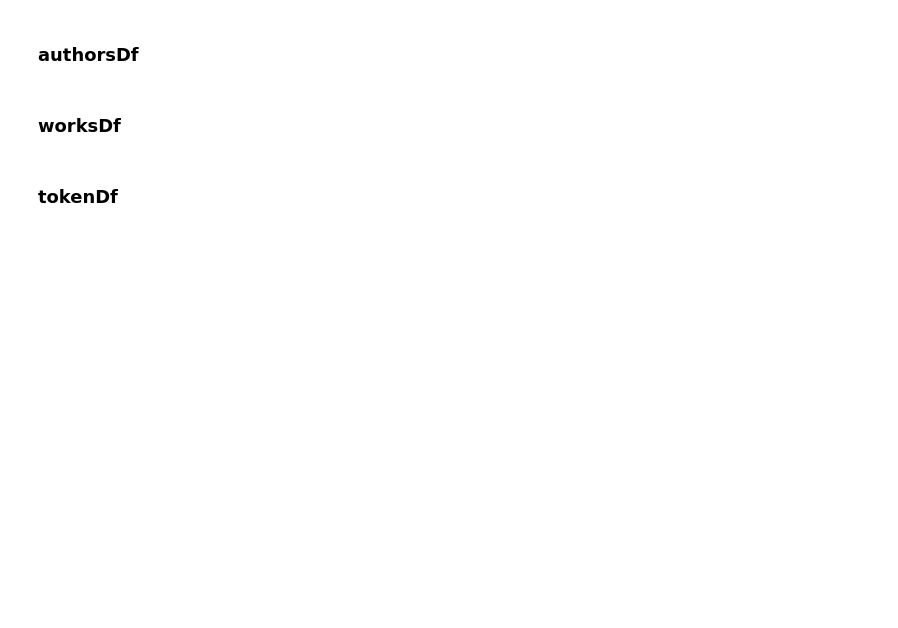
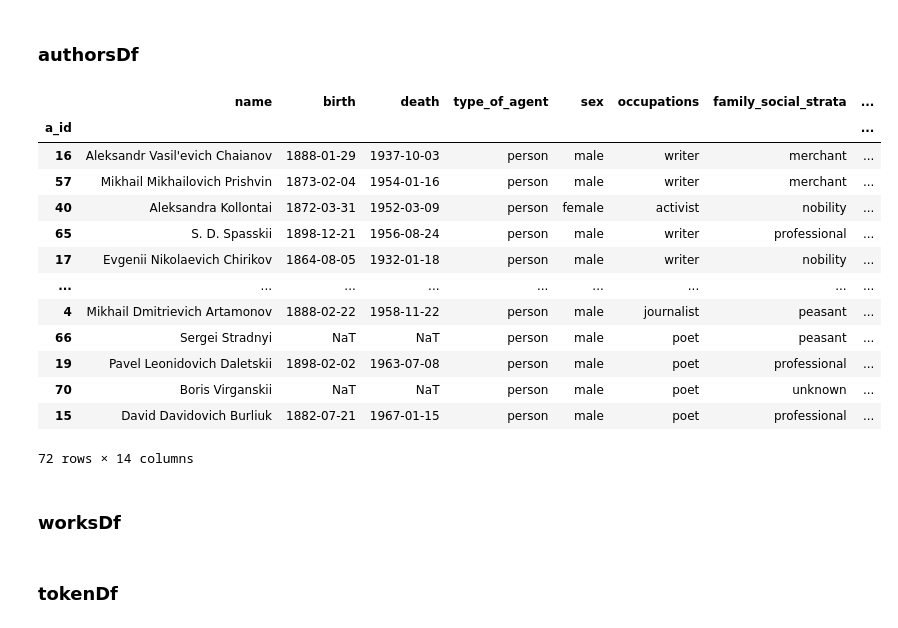
Before and after one commit to kollektivminds/mpgrr, a Jupyter notebook: maprr_intro.ipynb, the cells around one changed output. Drawn from its saved outputs; the diff is of its cells as text; code cells hidden in the pictures; blank space fills up the shorter version.

```diff
--- a/maprr_intro.ipynb
+++ b/maprr_intro.ipynb
@@ -488,0 +449,6 @@ NameError: name 'XMLdict' is not defined
+# %%
+libDf = pd.read_json('WsDf.json')
+libDf.index.name = 'w_id'
+libDf.columns = lib_cols
+print(libDf.shape)
+libDf
@@ -496,3 +497,31 @@ authorsDf
+# %%
+authorsDf = libDf.reset_index().groupby('author').size().to_frame().rename(columns={0:'num_works'})
+authorsDf['num_words'] = libDf.reset_index().groupby('author').sum().num_words
+authorsDf['avg_wpw'] = round(authorsDf.num_words/authorsDf.num_works, 2)
+authorsDf = authorsDf.reset_index().sort_values(by=['avg_wpw'], ascending=False).rename(columns={'author':'name'})
+authorsDf = pd.merge(AsDf.reset_index(), authorsDf.reset_index(), how='right', on='name').drop(columns=['index'])#.set_index('a_id')
+authorsDf.at[39,'a_id'] = 45
+authorsDf.a_id = authorsDf.a_id.astype(int)
+authorsDf = authorsDf.set_index('a_id')
+#authorsDf.index.astype(int)
+authorsDf.to_json('authorsDf.json')
+authorsDf
+#authorsDf[authorsDf.name.str.contains('Osip')]
+# %% [output]
+|  | name | birth | death | type_of_agent | sex | occupations | family_social_strata | ... |
+| a_id |  |  |  |  |  |  |  | ... |
+| 16 | Aleksandr Vasil'evich Chaianov | 1888-01-29 | 1937-10-03 | person | male | writer | merchant | ... |
+| 57 | Mikhail Mikhailovich Prishvin | 1873-02-04 | 1954-01-16 | person | male | writer | merchant | ... |
+| 40 | Aleksandra Kollontai | 1872-03-31 | 1952-03-09 | person | female | activist | nobility | ... |
+| 65 | S. D. Spasskii | 1898-12-21 | 1956-08-24 | person | male | writer | professional | ... |
+| 17 | Evgenii Nikolaevich Chirikov | 1864-08-05 | 1932-01-18 | person | male | writer | nobility | ... |
+| ... | ... | ... | ... | ... | ... | ... | ... | ... |
+| 4 | Mikhail Dmitrievich Artamonov | 1888-02-22 | 1958-11-22 | person | male | journalist | peasant | ... |
+| 66 | Sergei Stradnyi | NaT | NaT | person | male | poet | peasant | ... |
+| 19 | Pavel Leonidovich Daletskii | 1898-02-02 | 1963-07-08 | person | male | poet | professional | ... |
+| 70 | Boris Virganskii | NaT | NaT | person | male | poet | unknown | ... |
+| 15 | David Davidovich Burliuk | 1882-07-21 | 1967-01-15 | person | male | poet | professional | ... |
+72 rows × 14 columns
 # %% [markdown]
 ### worksDf
 # %%
```
Also changed, not shown: parts of 17 cells of this notebook, 3 other files.
